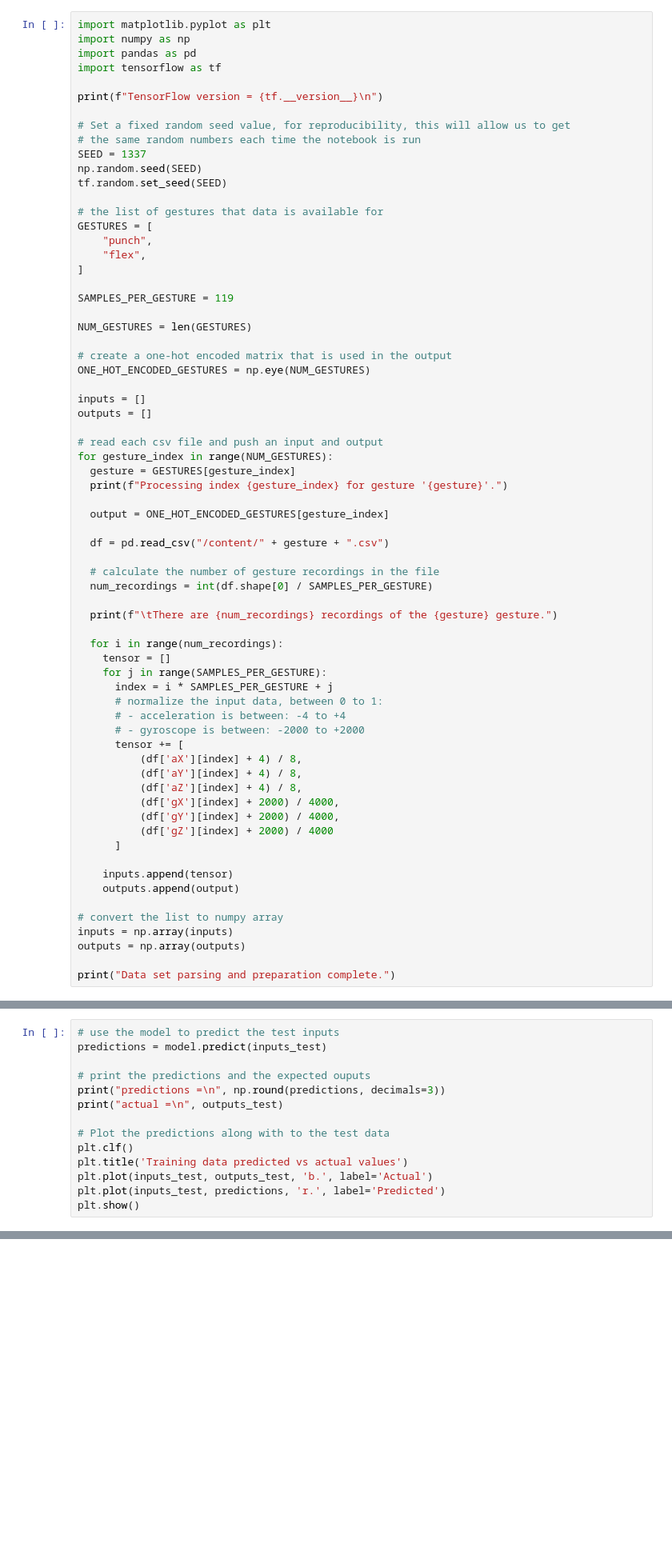
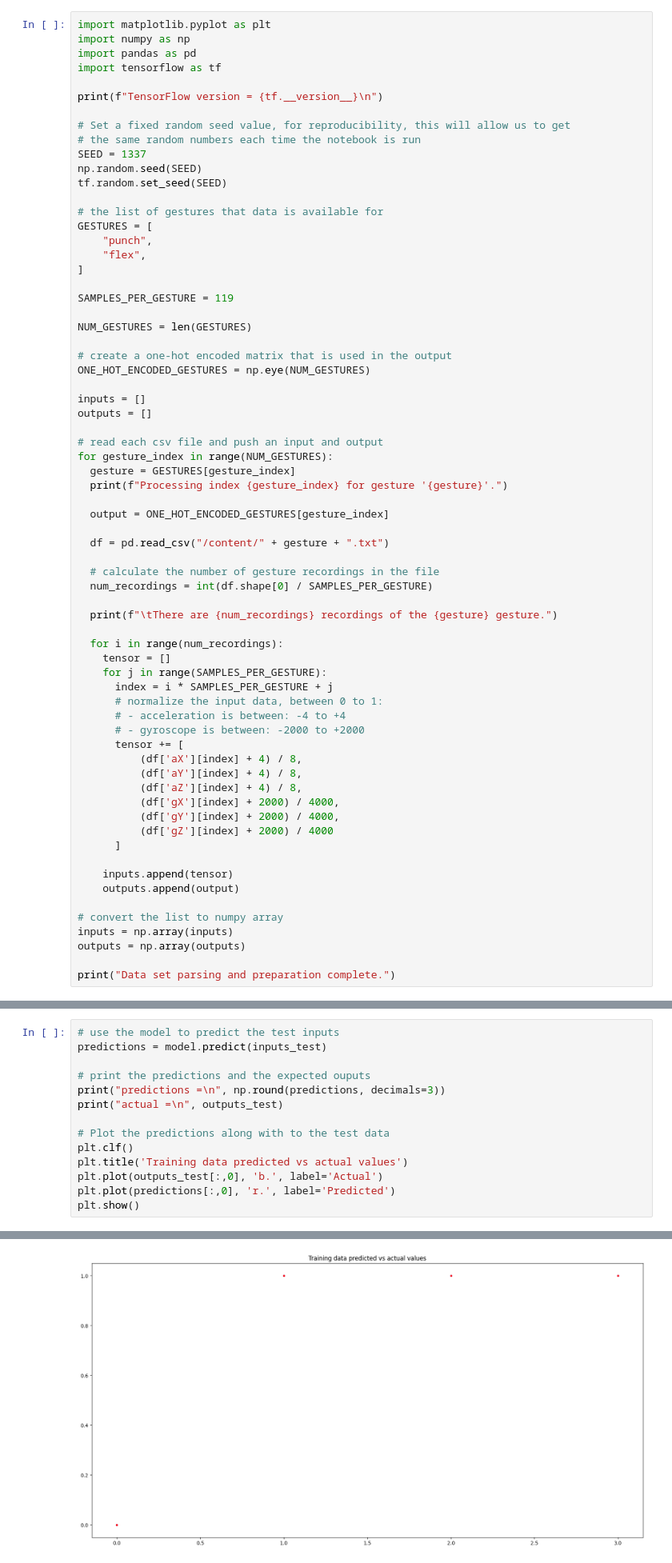
Before and after one commit to Physalis2/GesticErkennungArduino, a Jupyter notebook: GestureToEmoji/arduino_tinyml_workshop.ipynb, the cells around one changed output, grey strips where cells are left out. Shown at 80% size. Saved outputs shown, nothing was run; the diff lists cells and outputs as text; blank space fills up the shorter version.

```diff
--- a/GestureToEmoji/arduino_tinyml_workshop.ipynb
+++ b/GestureToEmoji/arduino_tinyml_workshop.ipynb
@@ -153,7 +151,7 @@ for gesture_index in range(NUM_GESTURES):
 
   output = ONE_HOT_ENCODED_GESTURES[gesture_index]
 
-  df = pd.read_csv("/content/" + gesture + ".csv")
+  df = pd.read_csv("/content/" + gesture + ".txt")
 
   # calculate the number of gesture recordings in the file
   num_recordings = int(df.shape[0] / SAMPLES_PER_GESTURE)
@@ -291,6 +324,7 @@ print("actual =\n", outputs_test)
 # Plot the predictions along with to the test data
 plt.clf()
 plt.title('Training data predicted vs actual values')
-plt.plot(inputs_test, outputs_test, 'b.', label='Actual')
-plt.plot(inputs_test, predictions, 'r.', label='Predicted')
+plt.plot(outputs_test[:,0], 'b.', label='Actual')
+plt.plot(predictions[:,0], 'r.', label='Predicted')
 plt.show()
+# %% [output]
@@ -297,3 +342,4 @@ plt.show()
+[figure, added]
 # %% [markdown]
 # Convert the Trained Model to Tensor Flow Lite
 
```
Also changed, not shown: parts of 12 cells of this notebook.
